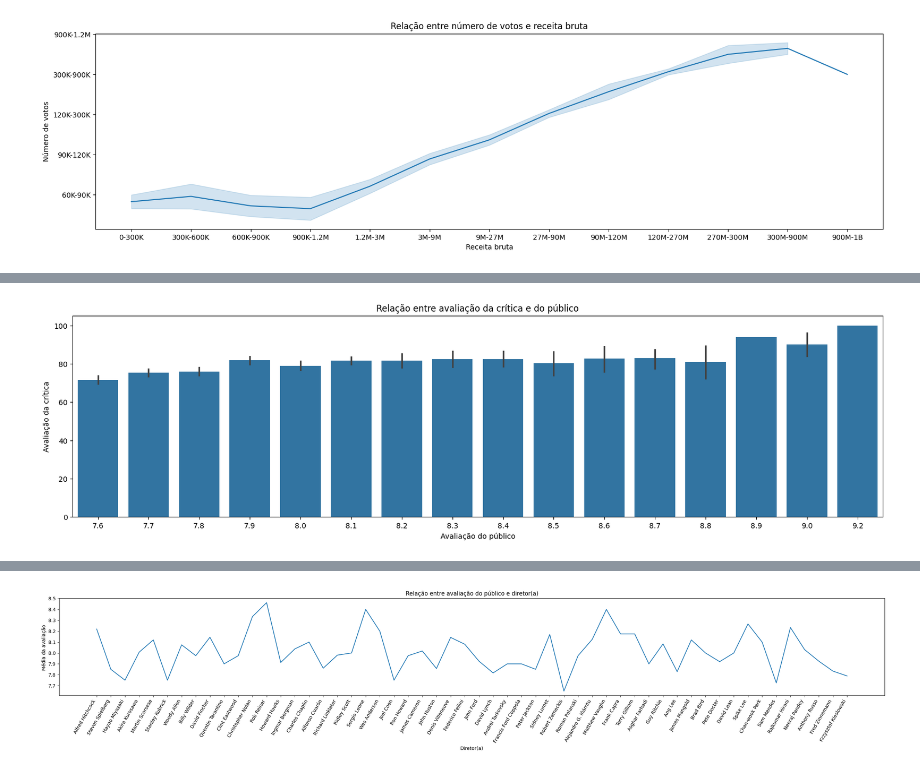
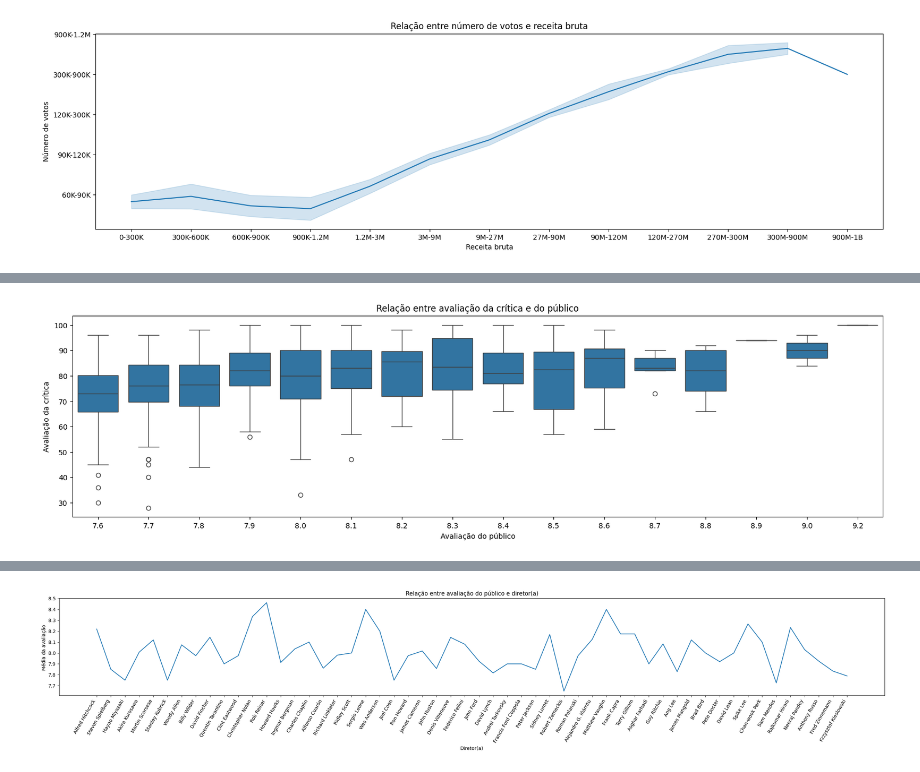
Before and after one commit to CobrinhaDigital/imdb-study, a Jupyter notebook: main.ipynb, the cells around one changed output, grey strips where cells are left out. Saved outputs shown, nothing was run; the diff lists cells and outputs as text; code cells hidden in the pictures.

```diff
--- a/main.ipynb
+++ b/main.ipynb
@@ -244,9 +367,9 @@ plt.show()
 # %%
 plt.figure(figsize=(20, 5))
-sns.barplot(x='IMDB_Rating', y="Meta_score", data=df)
+sns.boxplot(x='IMDB_Rating', y="Meta_score", data=df)
 plt.title("Relação entre avaliação da crítica e do público")
 plt.xlabel("Avaliação do público")
 plt.ylabel("Avaliação da crítica")
 plt.show()
 # %% [output]
-[figure, old version]
+[figure, new version]
```
Also changed, not shown: parts of 25 cells of this notebook, 1 other file.
